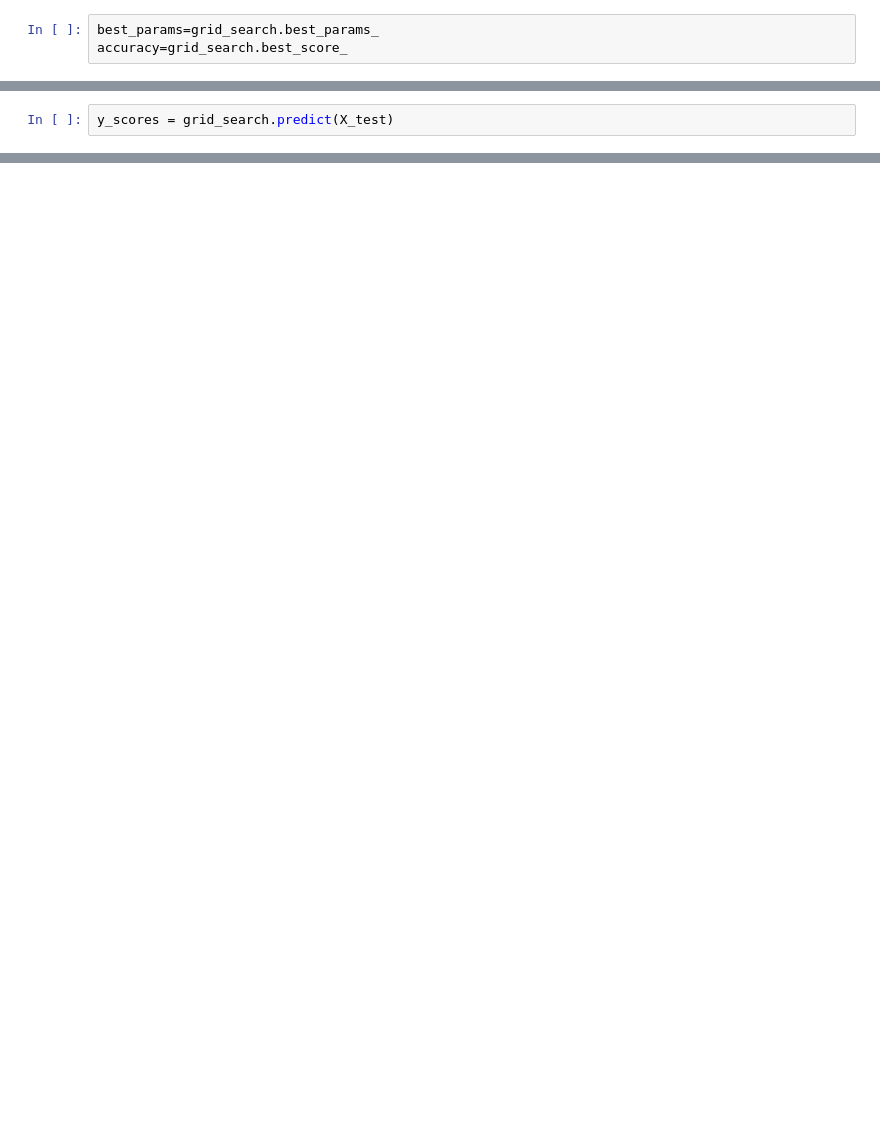
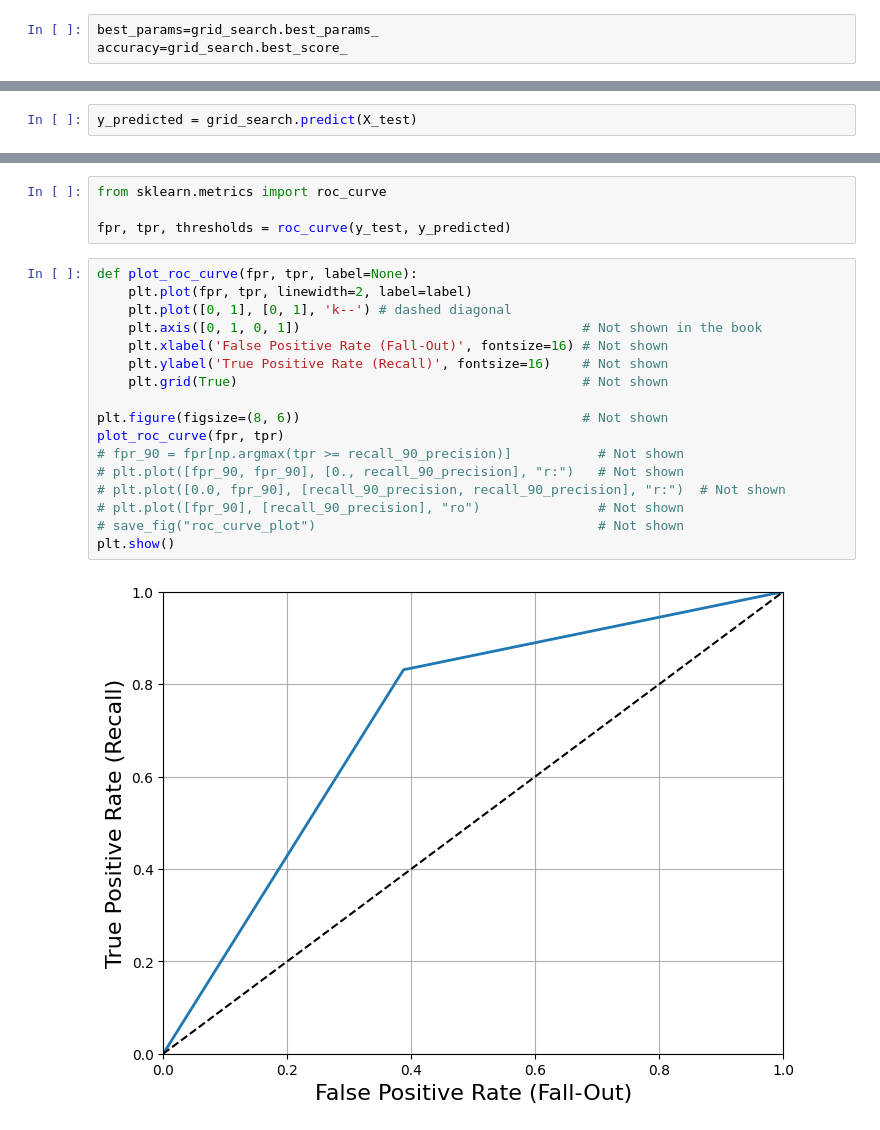
Before and after one commit to dominicshore/multi_class_clf, a Jupyter notebook: Exam_prep/Exam_prep.ipynb, the cells around one changed output, grey strips where cells are left out. Drawn from its saved outputs; the diff is of its cells as text; blank space fills up the shorter version.

Commit message:
final with ROC curve

```diff
--- a/Exam_prep/Exam_prep.ipynb
+++ b/Exam_prep/Exam_prep.ipynb
@@ -102,3 +58,3 @@ accuracy
 # %%
-y_scores = grid_search.predict(X_test)
+y_predicted = grid_search.predict(X_test)
 # %% [output]
@@ -195,0 +82,23 @@ AttributeError: 'KerasClassifier' object has no attribute 'decision_function'
+# %%
+from sklearn.metrics import roc_curve
+
+fpr, tpr, thresholds = roc_curve(y_test, y_predicted)
+# %%
+def plot_roc_curve(fpr, tpr, label=None):
+    plt.plot(fpr, tpr, linewidth=2, label=label)
+    plt.plot([0, 1], [0, 1], 'k--') # dashed diagonal
+    plt.axis([0, 1, 0, 1])                                    # Not shown in the book
+    plt.xlabel('False Positive Rate (Fall-Out)', fontsize=16) # Not shown
+    plt.ylabel('True Positive Rate (Recall)', fontsize=16)    # Not shown
+    plt.grid(True)                                            # Not shown
+
+plt.figure(figsize=(8, 6))                                    # Not shown
+plot_roc_curve(fpr, tpr)
+# fpr_90 = fpr[np.argmax(tpr >= recall_90_precision)]           # Not shown
+# plt.plot([fpr_90, fpr_90], [0., recall_90_precision], "r:")   # Not shown
+# plt.plot([0.0, fpr_90], [recall_90_precision, recall_90_precision], "r:")  # Not shown
+# plt.plot([fpr_90], [recall_90_precision], "ro")               # Not shown
+# save_fig("roc_curve_plot")                                    # Not shown
+plt.show()
+# %% [output]
+[figure, added]
```
Also changed, not shown: parts of 16 cells of this notebook.
